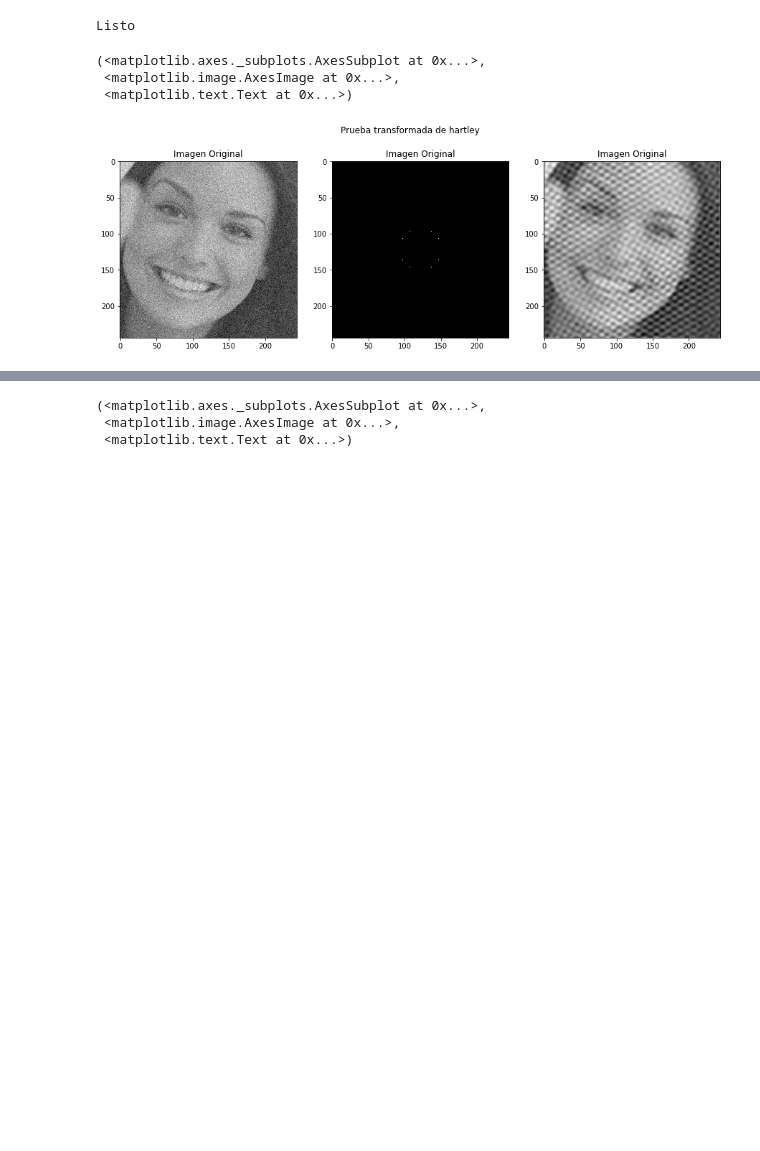
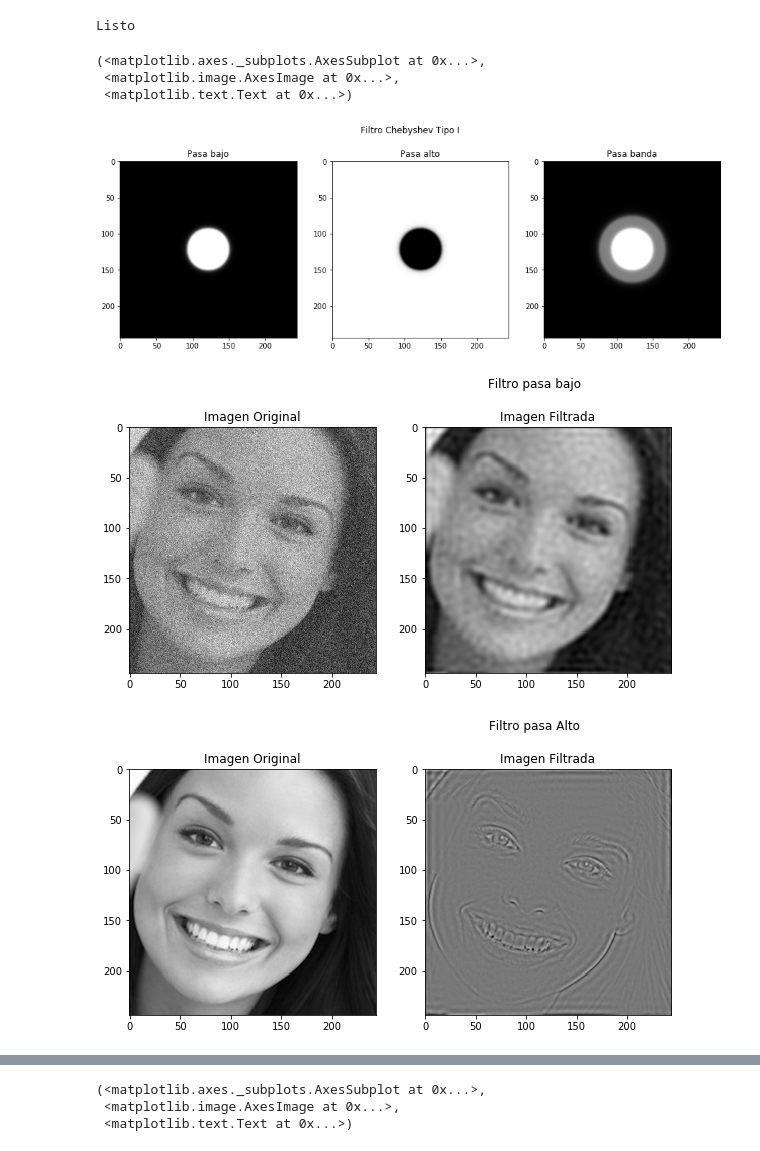
Before and after one commit to seradiazpin/MachineVisionUnal, a Jupyter notebook: Tarea5/Tarea5.ipynb, the cells around one changed output, grey strips where cells are left out. Drawn from its saved outputs; the diff is of its cells as text; code cells hidden in the pictures; blank space fills up the shorter version.

Commit message:
TArea 5- completa por confirmar filtro pasa banda y sumar imagenes bien

```diff
--- a/Tarea5/Tarea5.ipynb
+++ b/Tarea5/Tarea5.ipynb
@@ -43,40 +43,80 @@ from scipy import signal
 
 def chevy(N,x):
     if N == 0:
         return 1
     if N == 1:
         return x
     else:
         return 2* x * chevy(N-1,x) - chevy(N-2,x)
 
 
-def chevy_filterlp(shape,f,pxd=1):
+def chevy_filterlp(shape,f,pxd=1,order=10,e=0.01):
+
     pxd = float(pxd)
     h,w = shape
     x= np.linspace(-0.5,0.5,w)*w/pxd
     y= np.linspace(-0.5,0.5,h)*h/pxd
     radio=np.sqrt((x**2)[np.newaxis] + (y**2)[:, np.newaxis])
 
     rel = radio/f
-    val = 1 / (1 - (0.01)**2*(chevy(10,radio/f)**2))
+    val = 1 / (1 + (e)**2*(chevy(order,rel)**2))
 
     val[val<0] = 0
     #val[val>1] = 1
-    return val
+    return abs(np.sqrt(val))
+
+
+def chevy_filterhp(shape,f,pxd=1,order=10,e=0.01):
+    return 1 - chevy_filterlp(shape,f,pxd,order,e=0.01)
+
+def chevy_filterbp(shape,f0,f1,pxd=1,order=10,e=0.01):
+    return chevy_filterlp(shape,f1,pxd=1,order=10,e=0.01) -chevy_filterhp(shape,f0,pxd=1,order=10,e=0.01)
+
 
 gaussian_noise = np.zeros(img.shape)
 cv2.randn(gaussian_noise,128,30);
-tt = fft(img+gaussian_noise)
-filter_ch = chevy_filterlp(img.shape,25)
-filtered = ifft(tt*filter_ch)
 
+#Paso a frecuancia imagenes
+tt_noise = fft(img+gaussian_noise)
+tt_img = fft(img)
+
+#Filtros
+filter_ch_lp = chevy_filterlp(img.shape,25)
+filter_ch_hp = chevy_filterhp(img.shape,25)
+filter_ch_bp = chevy_filterbp(img.shape,25,40)
+
+#Filtrado imagenes
+filtered_lp = ifft(tt_noise*filter_ch_lp)
+filtered_hp = ifft(tt_img*filter_ch_hp)
+filtered_bp = ifft(tt_img*filter_ch_bp)
+
+
+
+#Plots
 plt.figure(1,figsize=(15,5))
-plt.suptitle('Prueba transformada de hartley')
+plt.suptitle('Filtro Chebyshev Tipo I')
+plt.subplot(131), plt.imshow(filter_ch_lp, cmap=plt.cm.gray), plt.title('Pasa bajo')
+plt.subplot(132), plt.imshow(filter_ch_hp, cmap=plt.cm.gray), plt.title('Pasa alto')
+plt.subplot(133), plt.imshow(filter_ch_bp, cmap=plt.cm.gray), plt.title('Pasa banda')
+
+plt.figure(2,figsize=(15,5))
+plt.suptitle('Filtro pasa bajo')
 plt.subplot(131), plt.imshow(img+gaussian_noise, cmap=plt.cm.gray), plt.title('Imagen Original')
-plt.subplot(132), plt.imshow(filter_ch, cmap=plt.cm.gray), plt.title('Imagen Original')
-plt.subplot(133), plt.imshow(filtered, cmap=plt.cm.gray), plt.title('Imagen Original')
+plt.subplot(132), plt.imshow(filtered_lp, cmap=plt.cm.gray), plt.title('Imagen Filtrada')
+
+plt.figure(3,figsize=(15,5))
+plt.suptitle('Filtro pasa Alto')
+plt.subplot(131), plt.imshow(img, cmap=plt.cm.gray), plt.title('Imagen Original')
+plt.subplot(132), plt.imshow(filtered_hp, cmap=plt.cm.gray), plt.title('Imagen Filtrada')
+
+plt.figure(4,figsize=(15,5))
+plt.suptitle('Filtro pasa Banda')
+plt.subplot(131), plt.imshow(img, cmap=plt.cm.gray), plt.title('Imagen Original')
+plt.subplot(132), plt.imshow(filtered_bp, cmap=plt.cm.gray), plt.title('Imagen Filtrada')
 # %% [output]
 (<matplotlib.axes._subplots.AxesSubplot at 0x...>,
  <matplotlib.image.AxesImage at 0x...>,
  <matplotlib.text.Text at 0x...>)
-[figure, old version]
+[figure, new version]
+[figure, added]
+[figure, added]
```
Also changed, not shown: parts of 2 cells of this notebook.
